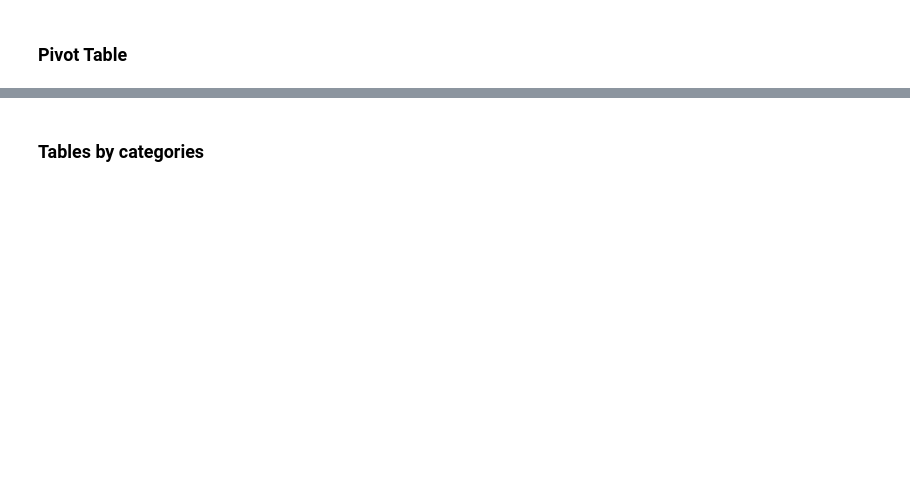
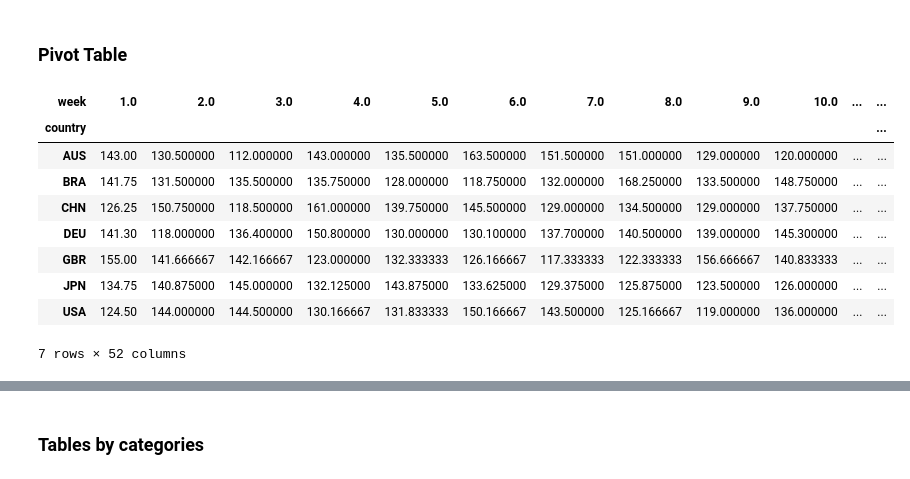
Before and after one commit to Yoyoyamato/pandas, a Jupyter notebook: Excel_to_Python/excel.ipynb, the cells around one changed output, grey strips where cells are left out. Drawn from its saved outputs; the diff is of its cells as text; code cells hidden in the pictures; blank space fills up the shorter version.

```diff
--- a/Excel_to_Python/excel.ipynb
+++ b/Excel_to_Python/excel.ipynb
@@ -139,4 +149,16 @@ STD
 # %% [markdown]
 ### Pivot Table
 # %%
-## Make Pivot table by country, year (week), value: sales, price
+## Make Pivot table by country, dividing it by week, value: sales
+pd.pivot_table(df, values='p1_sales',index = 'country', columns= 'week')
+# %% [output]
+| week | 1.0 | 2.0 | 3.0 | 4.0 | 5.0 | 6.0 | 7.0 | 8.0 | 9.0 | 10.0 | ... | ... |
+| country |  |  |  |  |  |  |  |  |  |  |  | ... |
+| AUS | 143.00 | 130.500000 | 112.000000 | 143.000000 | 135.500000 | 163.500000 | 151.500000 | 151.000000 | 129.000000 | 120.000000 | ... | ... |
+| BRA | 141.75 | 131.500000 | 135.500000 | 135.750000 | 128.000000 | 118.750000 | 132.000000 | 168.250000 | 133.500000 | 148.750000 | ... | ... |
+| CHN | 126.25 | 150.750000 | 118.500000 | 161.000000 | 139.750000 | 145.500000 | 129.000000 | 134.500000 | 129.000000 | 137.750000 | ... | ... |
+| DEU | 141.30 | 118.000000 | 136.400000 | 150.800000 | 130.000000 | 130.100000 | 137.700000 | 140.500000 | 139.000000 | 145.300000 | ... | ... |
+| GBR | 155.00 | 141.666667 | 142.166667 | 123.000000 | 132.333333 | 126.166667 | 117.333333 | 122.333333 | 156.666667 | 140.833333 | ... | ... |
+| JPN | 134.75 | 140.875000 | 145.000000 | 132.125000 | 143.875000 | 133.625000 | 129.375000 | 125.875000 | 123.500000 | 126.000000 | ... | ... |
+| USA | 124.50 | 144.000000 | 144.500000 | 130.166667 | 131.833333 | 150.166667 | 143.500000 | 125.166667 | 119.000000 | 136.000000 | ... | ... |
+7 rows × 52 columns
```
Also changed, not shown: parts of 6 cells of this notebook, 1 other file.
